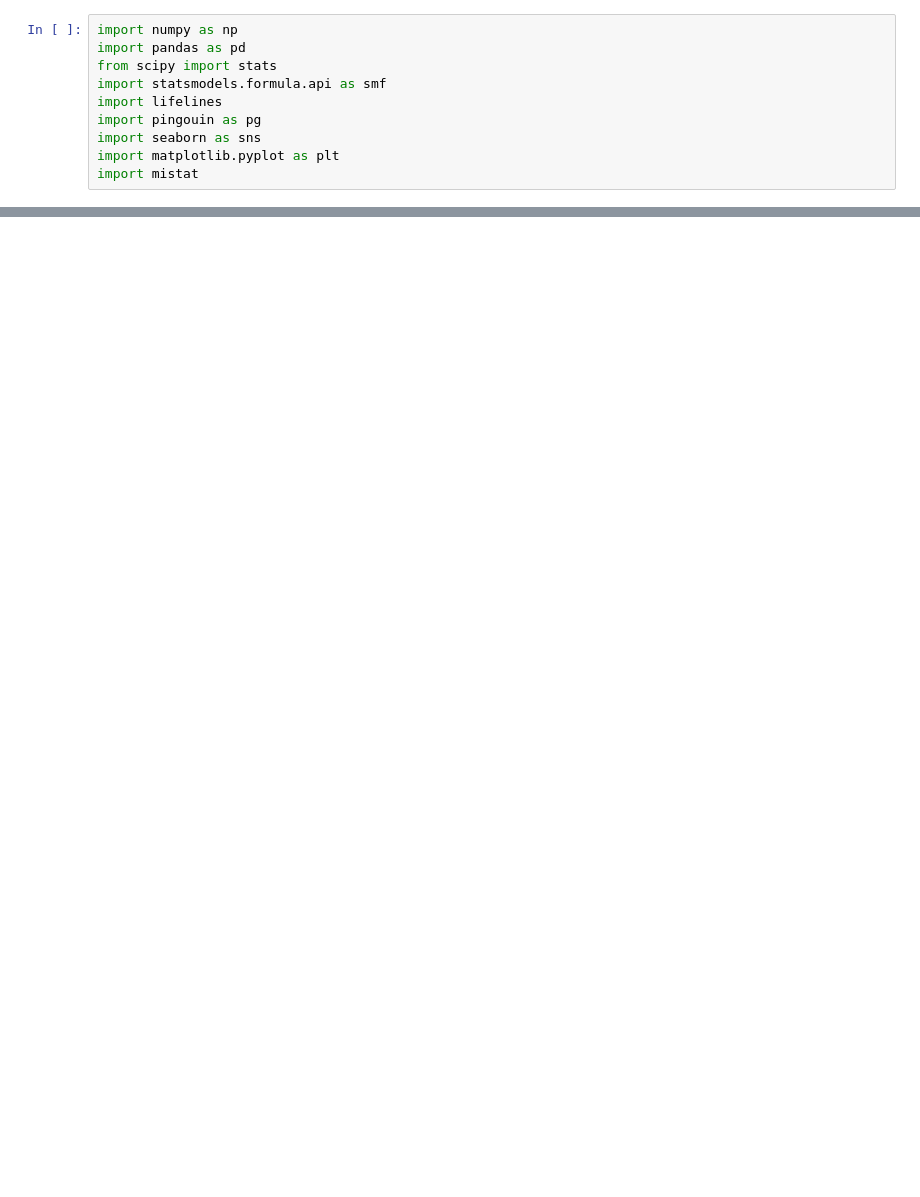
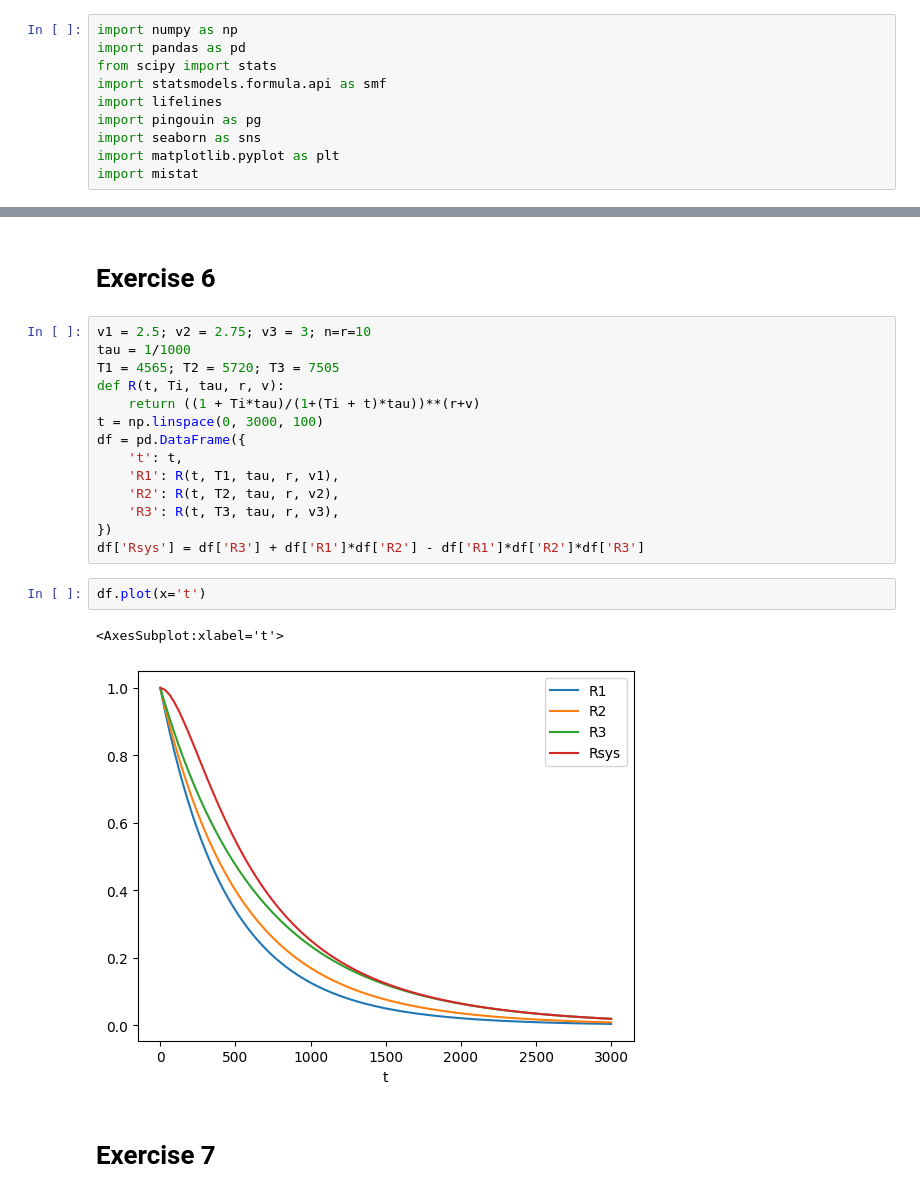
Before and after one commit to gedeck/mistat-code-solutions, a Jupyter notebook: IndustrialStatistics/solutions/Solution_Chap010_ex.ipynb, the cells around one changed output, grey strips where cells are left out. Saved outputs shown, nothing was run; the diff lists cells and outputs as text; blank space fills up the shorter version.

```diff
--- a/IndustrialStatistics/solutions/Solution_Chap010_ex.ipynb
+++ b/IndustrialStatistics/solutions/Solution_Chap010_ex.ipynb
@@ -27,0 +62,23 @@ import mistat
+# %% [markdown]
+# Exercise 6
+# %%
+v1 = 2.5; v2 = 2.75; v3 = 3; n=r=10
+tau = 1/1000
+T1 = 4565; T2 = 5720; T3 = 7505
+def R(t, Ti, tau, r, v):
+    return ((1 + Ti*tau)/(1+(Ti + t)*tau))**(r+v)
+t = np.linspace(0, 3000, 100)
+df = pd.DataFrame({
+    't': t,
+    'R1': R(t, T1, tau, r, v1),
+    'R2': R(t, T2, tau, r, v2),
+    'R3': R(t, T3, tau, r, v3),
+})
+df['Rsys'] = df['R3'] + df['R1']*df['R2'] - df['R1']*df['R2']*df['R3']
+# %%
+df.plot(x='t')
+# %% [output]
+<AxesSubplot:xlabel='t'>
+[figure, added]
+# %% [markdown]
+# Exercise 7
```
Also changed, not shown: parts of 11 cells of this notebook, 26 other files.
